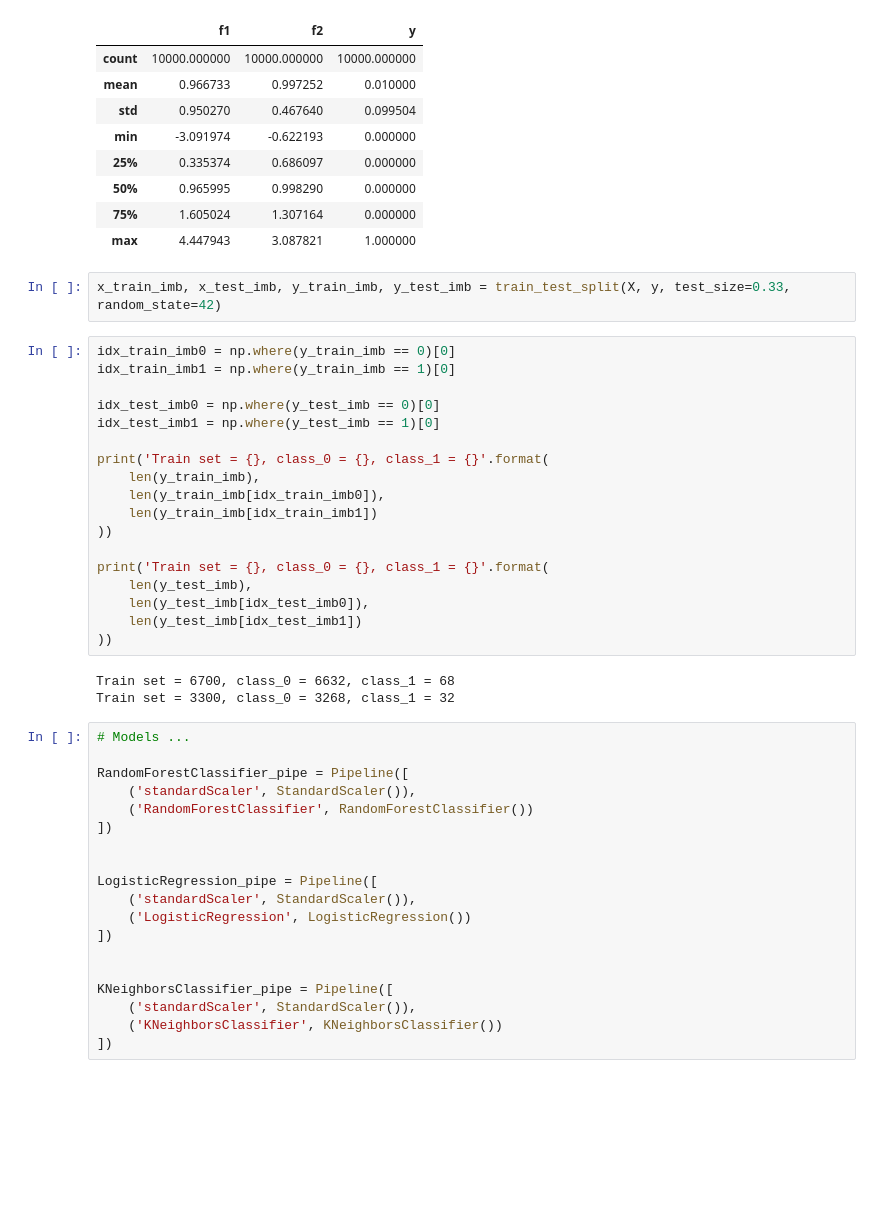
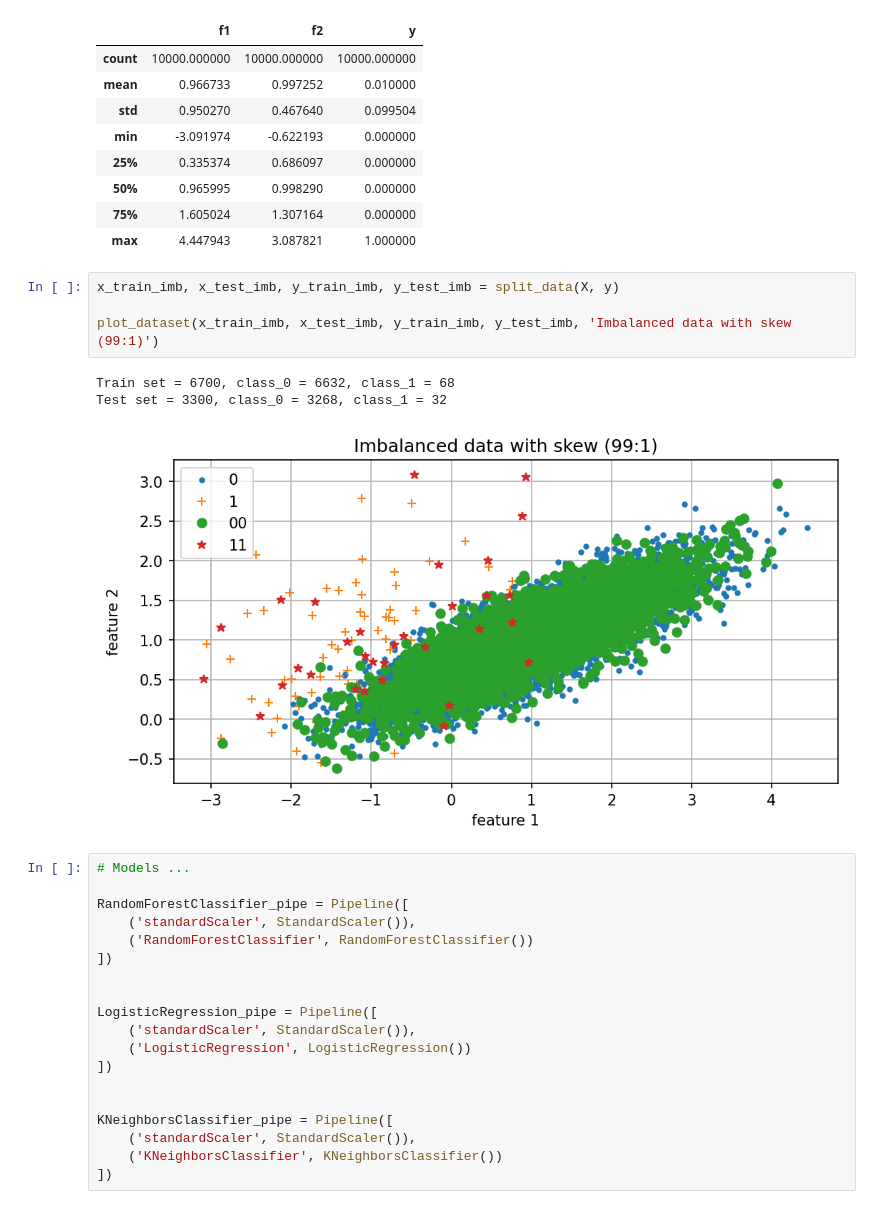
Before and after one commit to SalAlba/machine-learning, a Jupyter notebook: notes/imbalanced-data-sets/main.ipynb, the cells around one changed output. Cells and saved outputs as stored; diff of their text form; blank space fills up the shorter version.

```diff
--- a/notes/imbalanced-data-sets/main.ipynb
+++ b/notes/imbalanced-data-sets/main.ipynb
@@ -219,29 +306,14 @@ df.describe()
 | 50% | 0.965995 | 0.998290 | 0.000000 |
 | 75% | 1.605024 | 1.307164 | 0.000000 |
 | max | 4.447943 | 3.087821 | 1.000000 |
-# %%
-x_train_imb, x_test_imb, y_train_imb, y_test_imb = train_test_split(X, y, test_size=0.33, random_state=42)
-# %%
-idx_train_imb0 = np.where(y_train_imb == 0)[0]
-idx_train_imb1 = np.where(y_train_imb == 1)[0]
-
-idx_test_imb0 = np.where(y_test_imb == 0)[0]
-idx_test_imb1 = np.where(y_test_imb == 1)[0]
-
-print('Train set = {}, class_0 = {}, class_1 = {}'.format(
-    len(y_train_imb),
-    len(y_train_imb[idx_train_imb0]),
-    len(y_train_imb[idx_train_imb1])
-))
-
-print('Train set = {}, class_0 = {}, class_1 = {}'.format(
-    len(y_test_imb),
-    len(y_test_imb[idx_test_imb0]),
-    len(y_test_imb[idx_test_imb1])
-))
-# %% [output]
-Train set = 6700, class_0 = 6632, class_1 = 68
-Train set = 3300, class_0 = 3268, class_1 = 32
+# %%
+x_train_imb, x_test_imb, y_train_imb, y_test_imb = split_data(X, y)
+
+plot_dataset(x_train_imb, x_test_imb, y_train_imb, y_test_imb, 'Imbalanced data with skew (99:1)')
+# %% [output]
+Train set = 6700, class_0 = 6632, class_1 = 68
+Test set = 3300, class_0 = 3268, class_1 = 32
+[figure, added]
 # %%
 # Models ...
 
```
Also changed, not shown: parts of 24 cells of this notebook, 1 other file.
